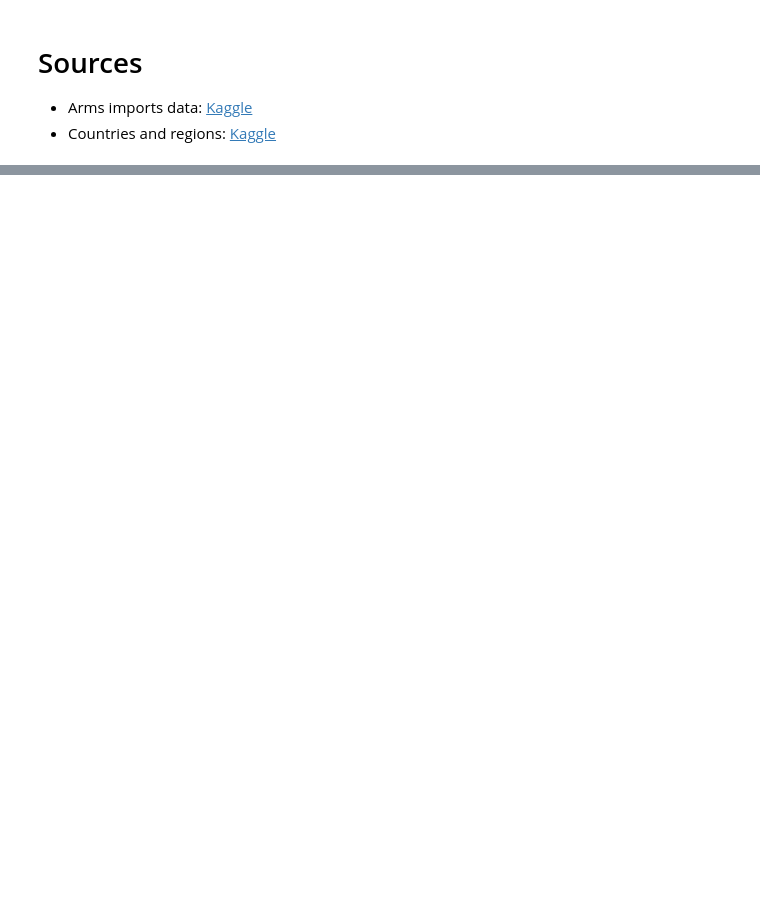
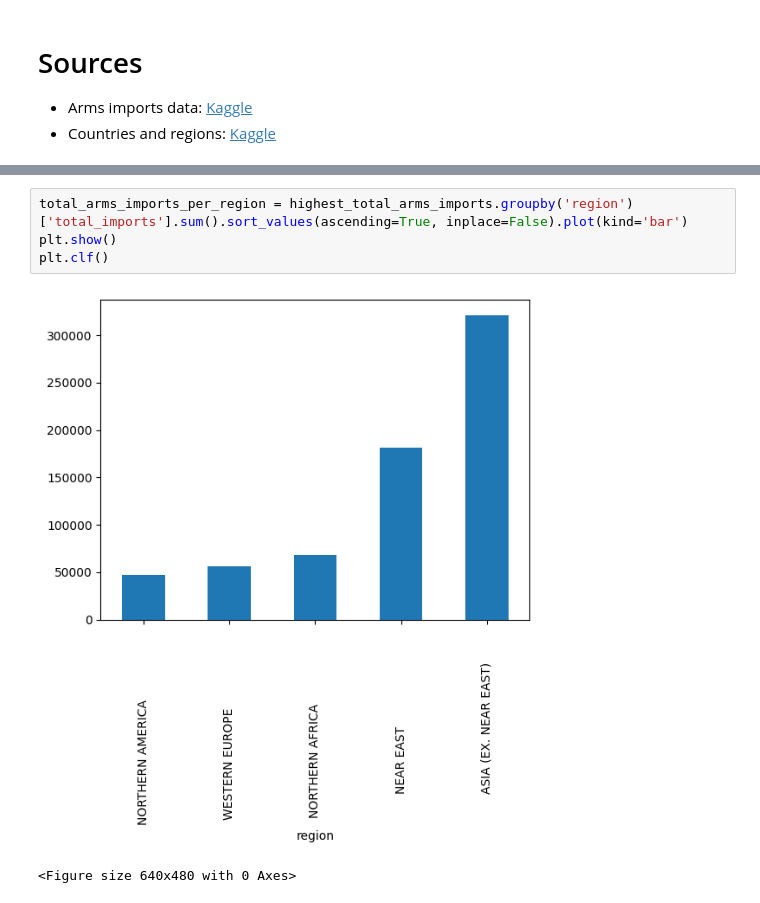
Before and after one commit to GGasset/ArmsImportsAnalytics, a Jupyter notebook: explore.ipynb, the cells around one changed output, grey strips where cells are left out. Saved outputs shown, nothing was run; the diff lists cells and outputs as text; blank space fills up the shorter version.

```diff
--- a/explore.ipynb
+++ b/explore.ipynb
@@ -78,0 +108,7 @@ plt.clf()
+# %%
+total_arms_imports_per_region = highest_total_arms_imports.groupby('region')['total_imports'].sum().sort_values(ascending=True, inplace=False).plot(kind='bar')
+plt.show()
+plt.clf()
+# %% [output]
+[figure, added]
+<Figure size 640x480 with 0 Axes>
```
Also changed, not shown: parts of 19 cells of this notebook.
